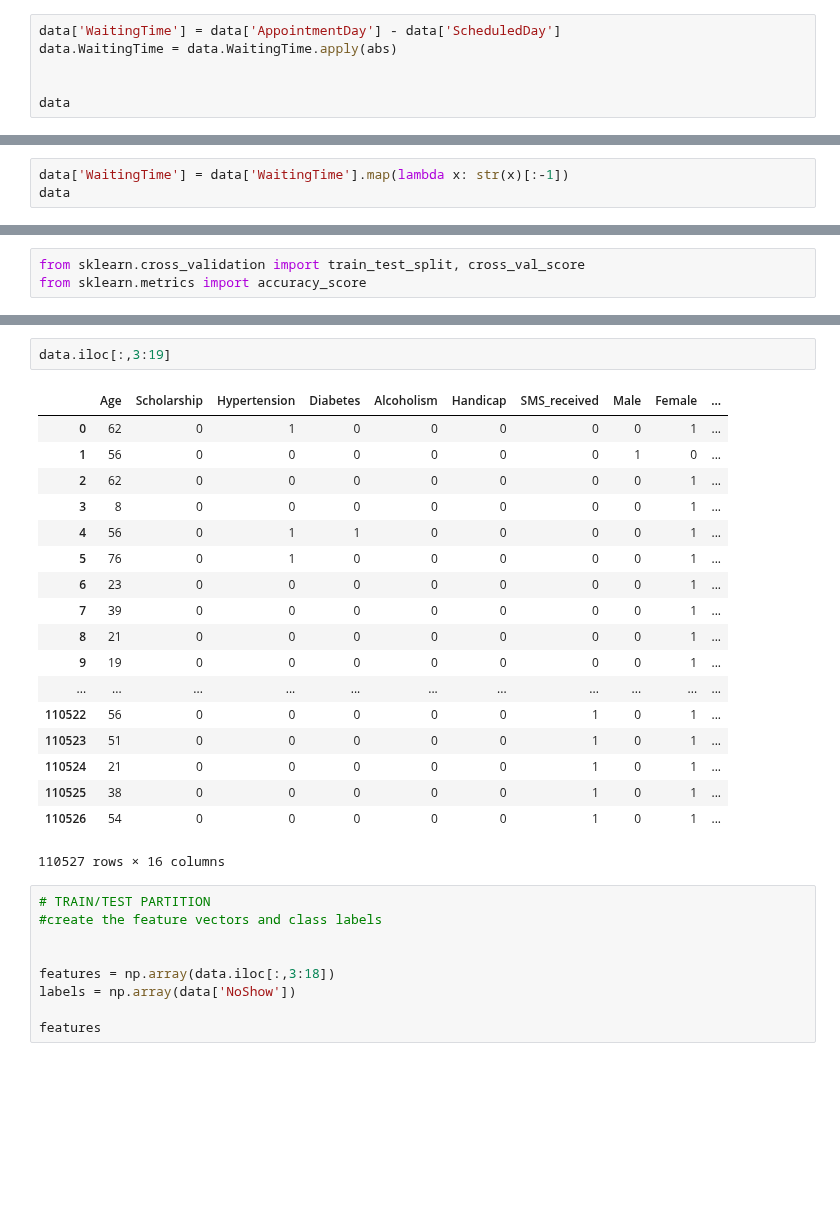
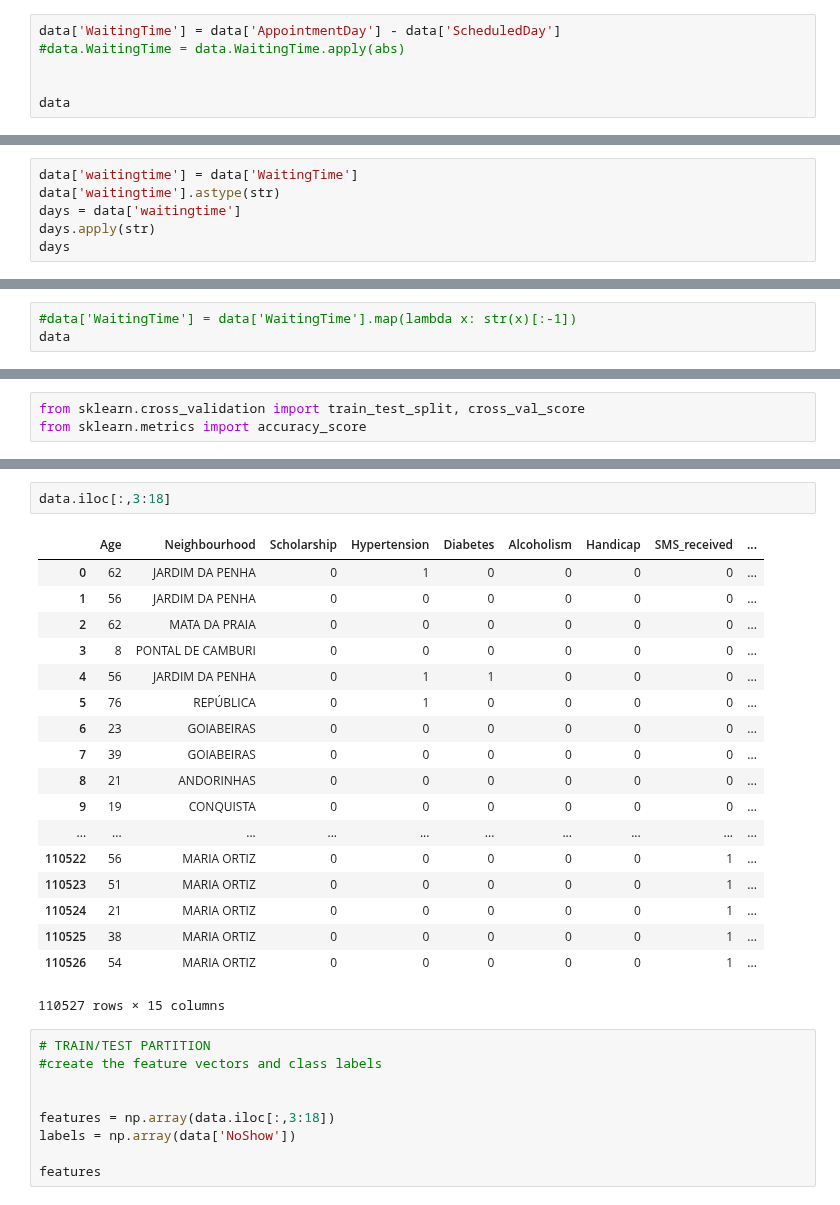
Before and after one commit to chasekregor/NoShows, a Jupyter notebook: develop/Beta.ipynb, the cells around one changed output, grey strips where cells are left out. Cells and saved outputs as stored; diff of their text form; blank space fills up the shorter version.

```diff
--- a/develop/KregorBeta.ipynb
+++ b/develop/Beta.ipynb
@@ -380,7 +380,7 @@ data
 110527 rows × 20 columns
 # %%
 data['WaitingTime'] = data['AppointmentDay'] - data['ScheduledDay']
-data.WaitingTime = data.WaitingTime.apply(abs)
+#data.WaitingTime = data.WaitingTime.apply(abs)
 
 
 data
@@ -403,3 +403,9 @@ data
 | 110525 | 9.213493e+13 | 2016-04-27 | 2016-06-07 | 38 | MARIA ORTIZ | 0 | 0 | 0 | ... |
 | 110526 | 3.775115e+14 | 2016-04-27 | 2016-06-07 | 54 | MARIA ORTIZ | 0 | 0 | 0 | ... |
 110527 rows × 21 columns
+# %%
+data['waitingtime'] = data['WaitingTime']
+data['waitingtime'].astype(str)
+days = data['waitingtime']
+days.apply(str)
+days
@@ -406,5 +435,5 @@ data
 # %%
-data['WaitingTime'] = data['WaitingTime'].map(lambda x: str(x)[:-1])
+#data['WaitingTime'] = data['WaitingTime'].map(lambda x: str(x)[:-1])
 data
 # %% [output]
 |  | PatientID | ScheduledDay | AppointmentDay | Age | Neighbourhood | Scholarship | Hypertension | Diabetes | ... |
@@ -525,26 +528,26 @@ newfeatures.head()
 | 3 | 0 | 2016-04-29 | 2016-04-29 | 8 | 0 | 0 | 0 | 0 | ... |
 | 4 | 0 | 2016-04-29 | 2016-04-29 | 56 | 0 | 1 | 1 | 0 | ... |
 # %%
-data.iloc[:,3:19]
+data.iloc[:,3:18]
 # %% [output]
-|  | Age | Scholarship | Hypertension | Diabetes | Alcoholism | Handicap | SMS_received | Male | Female | ... |
-| 0 | 62 | 0 | 1 | 0 | 0 | 0 | 0 | 0 | 1 | ... |
-| 1 | 56 | 0 | 0 | 0 | 0 | 0 | 0 | 1 | 0 | ... |
-| 2 | 62 | 0 | 0 | 0 | 0 | 0 | 0 | 0 | 1 | ... |
-| 3 | 8 | 0 | 0 | 0 | 0 | 0 | 0 | 0 | 1 | ... |
-| 4 | 56 | 0 | 1 | 1 | 0 | 0 | 0 | 0 | 1 | ... |
-| 5 | 76 | 0 | 1 | 0 | 0 | 0 | 0 | 0 | 1 | ... |
-| 6 | 23 | 0 | 0 | 0 | 0 | 0 | 0 | 0 | 1 | ... |
-| 7 | 39 | 0 | 0 | 0 | 0 | 0 | 0 | 0 | 1 | ... |
-| 8 | 21 | 0 | 0 | 0 | 0 | 0 | 0 | 0 | 1 | ... |
-| 9 | 19 | 0 | 0 | 0 | 0 | 0 | 0 | 0 | 1 | ... |
-| ... | ... | ... | ... | ... | ... | ... | ... | ... | ... | ... |
-| 110522 | 56 | 0 | 0 | 0 | 0 | 0 | 1 | 0 | 1 | ... |
-| 110523 | 51 | 0 | 0 | 0 | 0 | 0 | 1 | 0 | 1 | ... |
-| 110524 | 21 | 0 | 0 | 0 | 0 | 0 | 1 | 0 | 1 | ... |
-| 110525 | 38 | 0 | 0 | 0 | 0 | 0 | 1 | 0 | 1 | ... |
-| 110526 | 54 | 0 | 0 | 0 | 0 | 0 | 1 | 0 | 1 | ... |
+|  | Age | Neighbourhood | Scholarship | Hypertension | Diabetes | Alcoholism | Handicap | SMS_received | ... |
+| 0 | 62 | JARDIM DA PENHA | 0 | 1 | 0 | 0 | 0 | 0 | ... |
+| 1 | 56 | JARDIM DA PENHA | 0 | 0 | 0 | 0 | 0 | 0 | ... |
+| 2 | 62 | MATA DA PRAIA | 0 | 0 | 0 | 0 | 0 | 0 | ... |
+| 3 | 8 | PONTAL DE CAMBURI | 0 | 0 | 0 | 0 | 0 | 0 | ... |
+| 4 | 56 | JARDIM DA PENHA | 0 | 1 | 1 | 0 | 0 | 0 | ... |
+| 5 | 76 | REPÚBLICA | 0 | 1 | 0 | 0 | 0 | 0 | ... |
+| 6 | 23 | GOIABEIRAS | 0 | 0 | 0 | 0 | 0 | 0 | ... |
+| 7 | 39 | GOIABEIRAS | 0 | 0 | 0 | 0 | 0 | 0 | ... |
+| 8 | 21 | ANDORINHAS | 0 | 0 | 0 | 0 | 0 | 0 | ... |
+| 9 | 19 | CONQUISTA | 0 | 0 | 0 | 0 | 0 | 0 | ... |
+| ... | ... | ... | ... | ... | ... | ... | ... | ... | ... |
+| 110522 | 56 | MARIA ORTIZ | 0 | 0 | 0 | 0 | 0 | 1 | ... |
+| 110523 | 51 | MARIA ORTIZ | 0 | 0 | 0 | 0 | 0 | 1 | ... |
+| 110524 | 21 | MARIA ORTIZ | 0 | 0 | 0 | 0 | 0 | 1 | ... |
+| 110525 | 38 | MARIA ORTIZ | 0 | 0 | 0 | 0 | 0 | 1 | ... |
+| 110526 | 54 | MARIA ORTIZ | 0 | 0 | 0 | 0 | 0 | 1 | ... |
-110527 rows × 16 columns
+110527 rows × 15 columns
 # %%
 # TRAIN/TEST PARTITION
 #create the feature vectors and class labels
```
Also changed, not shown: parts of 9 cells of this notebook, 4 other files.
